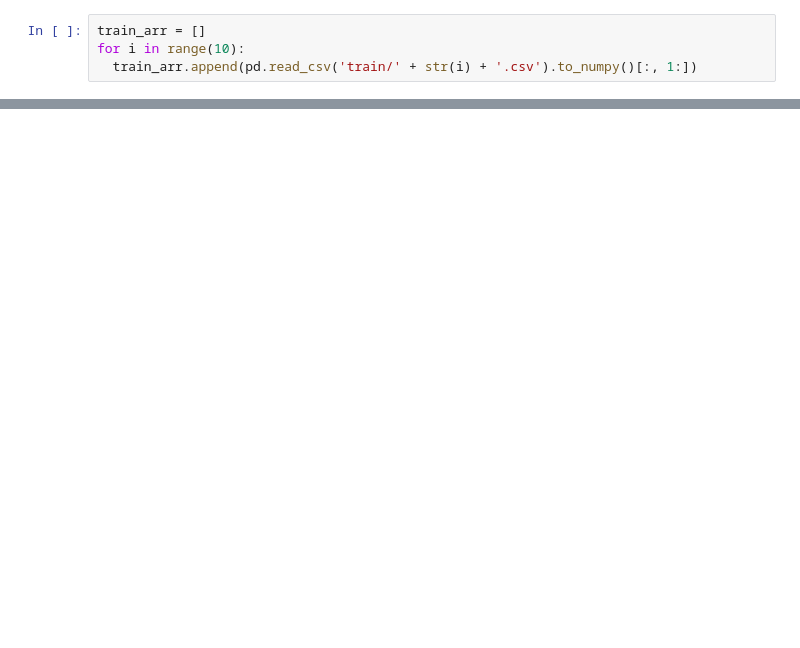
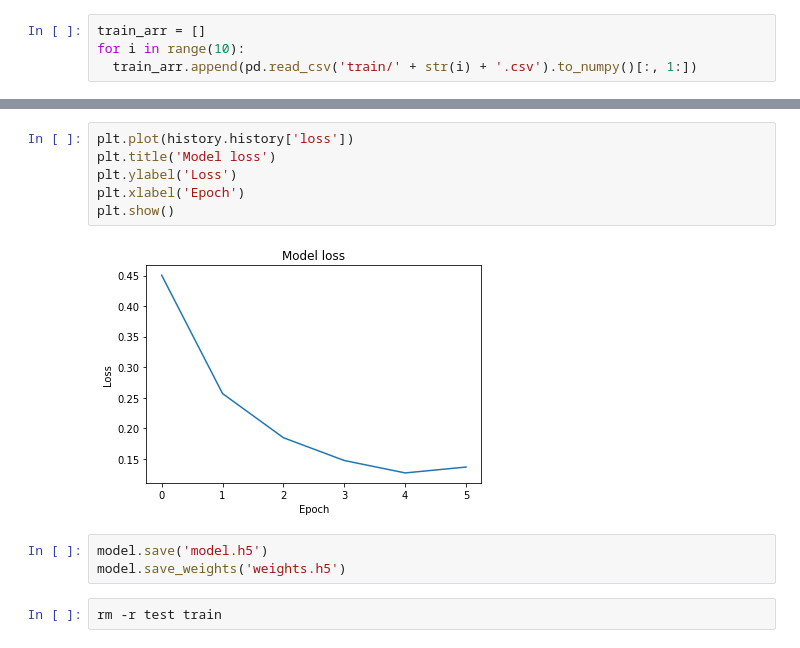
Before and after one commit to vaibhav29498/MBC2020, a Jupyter notebook: MBC2020.ipynb, the cells around one changed output, grey strips where cells are left out. Saved outputs shown, nothing was run; the diff lists cells and outputs as text; blank space fills up the shorter version.

```diff
--- a/MBC2020.ipynb
+++ b/MBC2020.ipynb
@@ -173,0 +179,13 @@ with open('test_prediction.csv', 'w') as f:
+# %%
+plt.plot(history.history['loss'])
+plt.title('Model loss')
+plt.ylabel('Loss')
+plt.xlabel('Epoch')
+plt.show()
+# %% [output]
+[figure, added]
+# %%
+model.save('model.h5')
+model.save_weights('weights.h5')
+# %%
+rm -r test train
```
Also changed, not shown: parts of 16 cells of this notebook.
